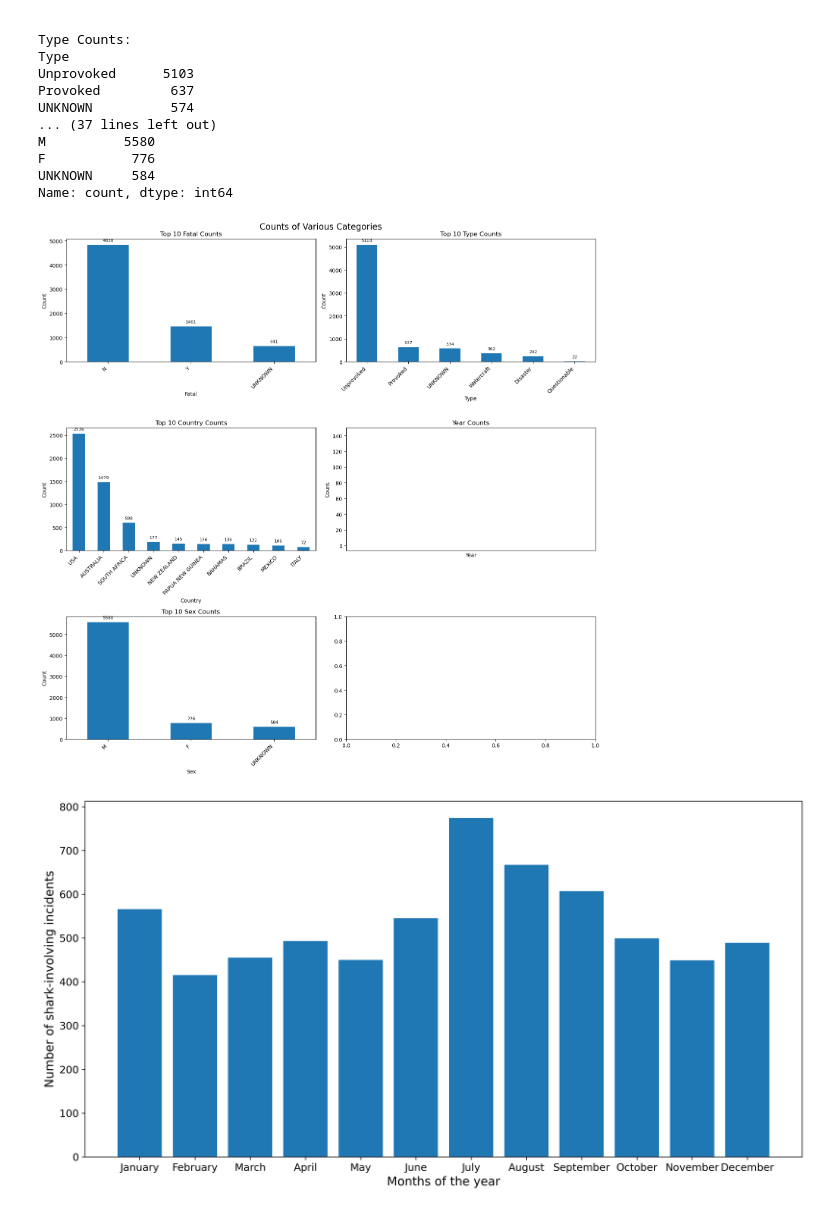
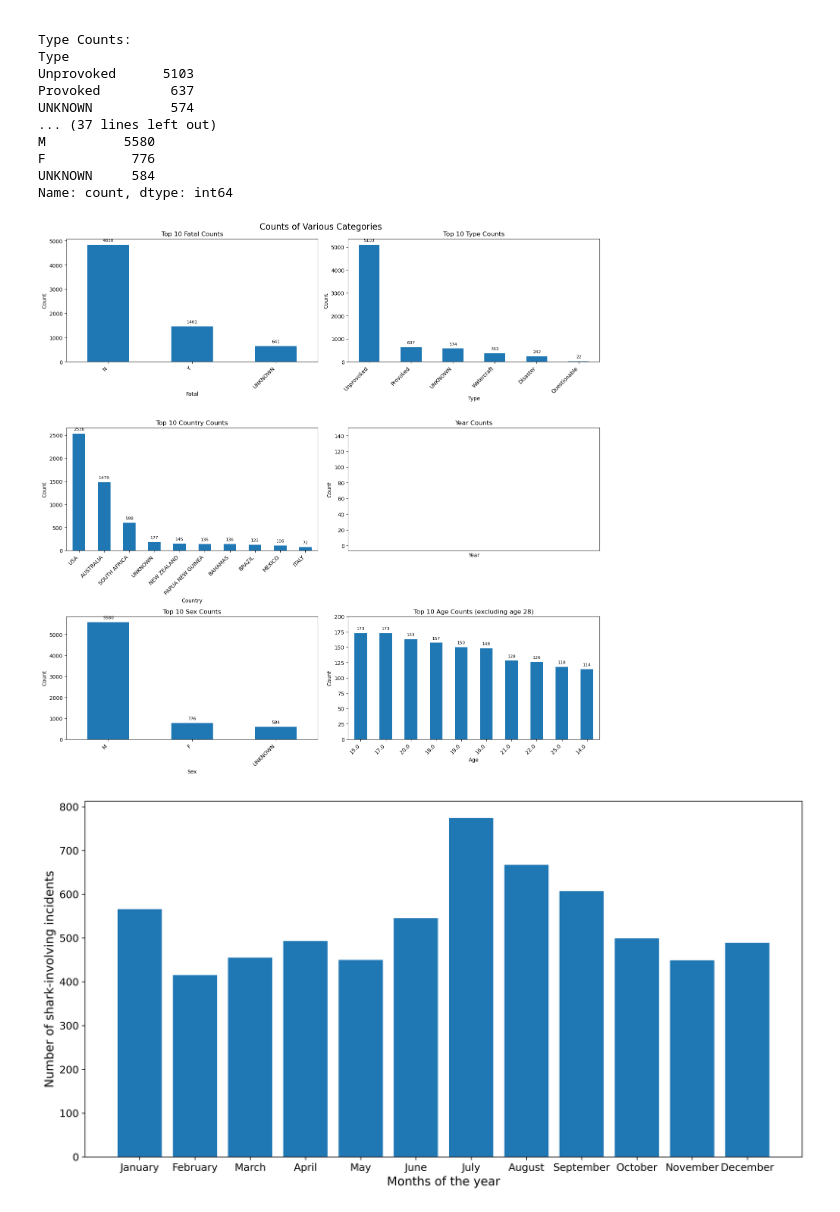
Before and after one commit to DarceeAnne/shark_attack_insurance_project, a Jupyter notebook: Quest_sharks.ipynb, the cells around one changed output. Cells and saved outputs as stored; diff of their text form; code cells hidden in the pictures.

```diff
--- a/Quest_sharks.ipynb
+++ b/Quest_sharks.ipynb
@@ -750,43 +750,55 @@ F           776
 UNKNOWN     584
 Name: count, dtype: int64
 # %%
-import matplotlib.pyplot as plt
-
 # Data for plots
-categories = ['Fatal', 'Type', 'Country', 'Year', 'Sex']
+categories = ['Fatal', 'Type', 'Country', 'Year', 'Sex', 'Age']
 counts = [sharks_df[cat].value_counts() for cat in categories]
 
 # Plotting
 fig, axes = plt.subplots(3, 2, figsize=(15, 15))
 fig.suptitle('Counts of Various Categories', fontsize=16)
 
 for i, (category, count) in enumerate(zip(categories, counts)):
     ax = axes[i//2, i%2]
     if category == 'Year':
         # Line plot for Year
         count = count.sort_index()
         ax.plot(count.index, count.values, marker='o', linestyle='-')
         ax.set_title(f'{category} Counts')
         ax.set_xlabel(category)
         ax.set_ylabel('Count')
         ax.set_xlim(1800, 2024)
+    elif category == 'Age':
+        # Bar plot for Age without including age 28
+        count = count[count.index != '28.0']  # Exclude age 28
+        barplot = count.head(10).plot(kind='bar', ax=ax)
+        ax.set_title(f'Top 10 {category} Counts (excluding age 28)')
+        ax.set_xlabel(category)
+        ax.set_ylabel('Count')
+        ax.set_xticklabels(ax.get_xticklabels(), rotation=45, ha='right')
+        ax.set_ylim(0, 200)
+
+        # Data labels
+        for p in ax.patches:
+            ax.annotate(f'{p.get_height():.0f}', (p.get_x() + p.get_width() / 2., p.get_height()),
+                        ha='center', va='bottom', fontsize=8, xytext=(0, 5), textcoords='offset points')
     else:
         # Bar plot for other categories
         barplot = count.head(10).plot(kind='bar', ax=ax)
         ax.set_title(f'Top 10 {category} Counts')
         ax.set_xlabel(category)
         ax.set_ylabel('Count')
         ax.set_xticklabels(ax.get_xticklabels(), rotation=45, ha='right')
 
         # Data labels
         for p in ax.patches:
             ax.annotate(f'{p.get_height():.0f}', (p.get_x() + p.get_width() / 2., p.get_height()),
                         ha='center', va='bottom', fontsize=8, xytext=(0, 5), textcoords='offset points')
 
 plt.tight_layout()
 plt.show()
 # %% [output]
-[figure, old version]
+[figure, new version]
 # %%
 #Shark Incidents per Mont
 fig, ax = plt.subplots(figsize=(15,7.5),dpi=300)
```
